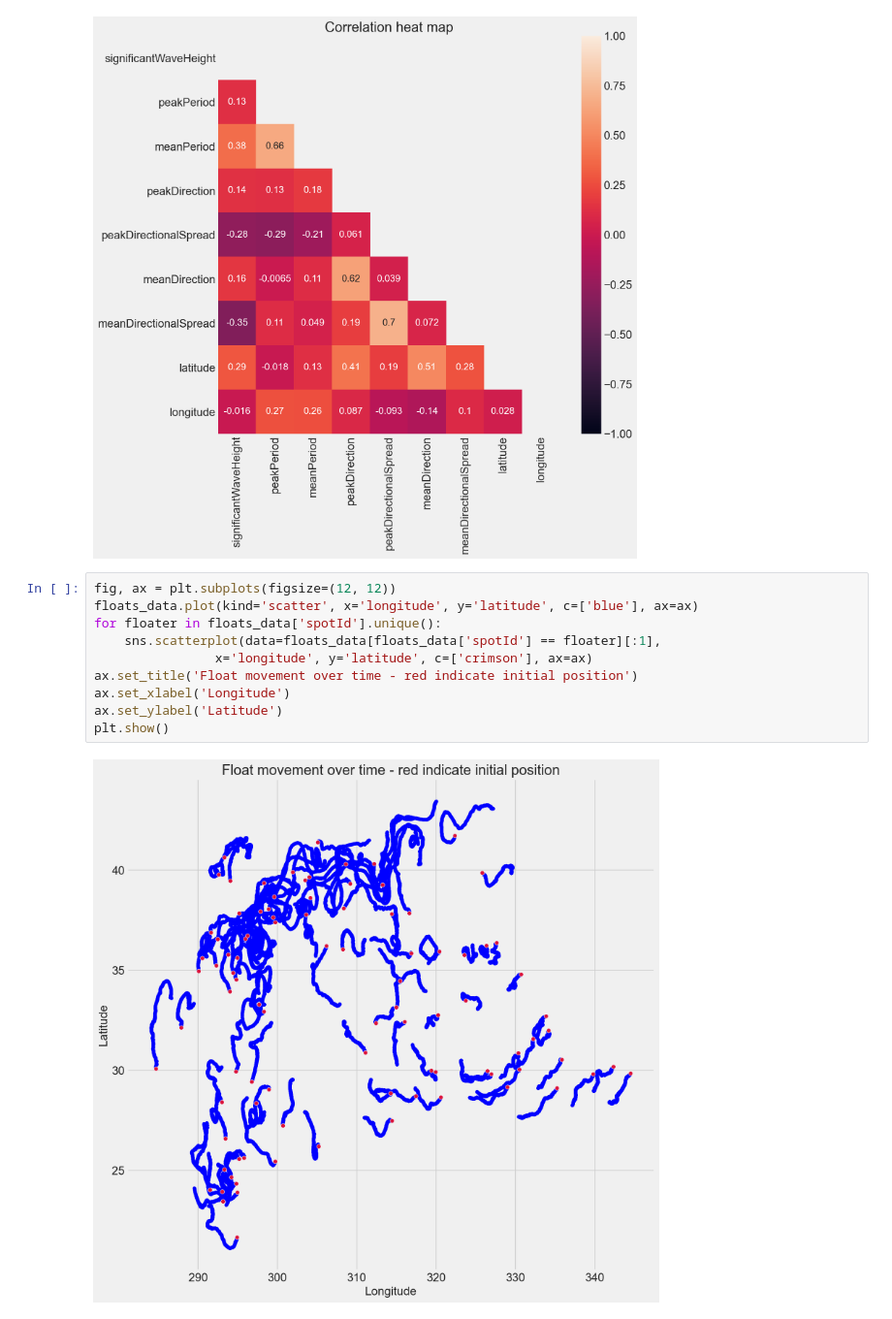
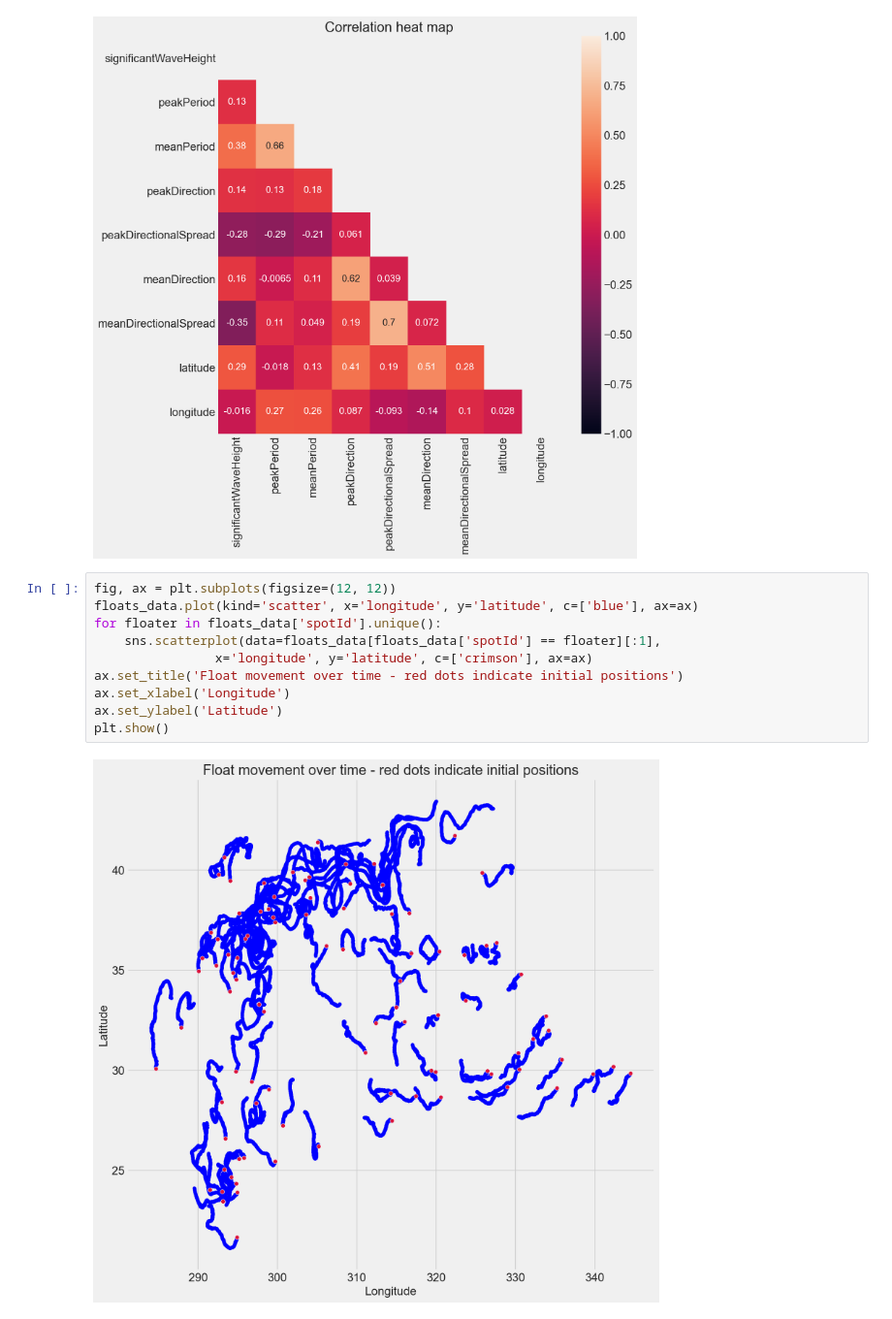
Before and after one commit to esbatiehsan/forecasting-floats, a Jupyter notebook: data-cleaning-exploration.ipynb, the cells around one changed output. Shown at 97% size. Cells and saved outputs as stored; diff of their text form.

```diff
--- a/data-cleaning-exploration.ipynb
+++ b/data-cleaning-exploration.ipynb
@@ -57,12 +57,12 @@ plt.show()
 # %%
 fig, ax = plt.subplots(figsize=(12, 12))
 floats_data.plot(kind='scatter', x='longitude', y='latitude', c=['blue'], ax=ax)
 for floater in floats_data['spotId'].unique():
     sns.scatterplot(data=floats_data[floats_data['spotId'] == floater][:1],
                 x='longitude', y='latitude', c=['crimson'], ax=ax)
-ax.set_title('Float movement over time - red indicate initial position')
+ax.set_title('Float movement over time - red dots indicate initial positions')
 ax.set_xlabel('Longitude')
 ax.set_ylabel('Latitude')
 plt.show()
 # %% [output]
-[figure, old version]
+[figure, new version]
```
